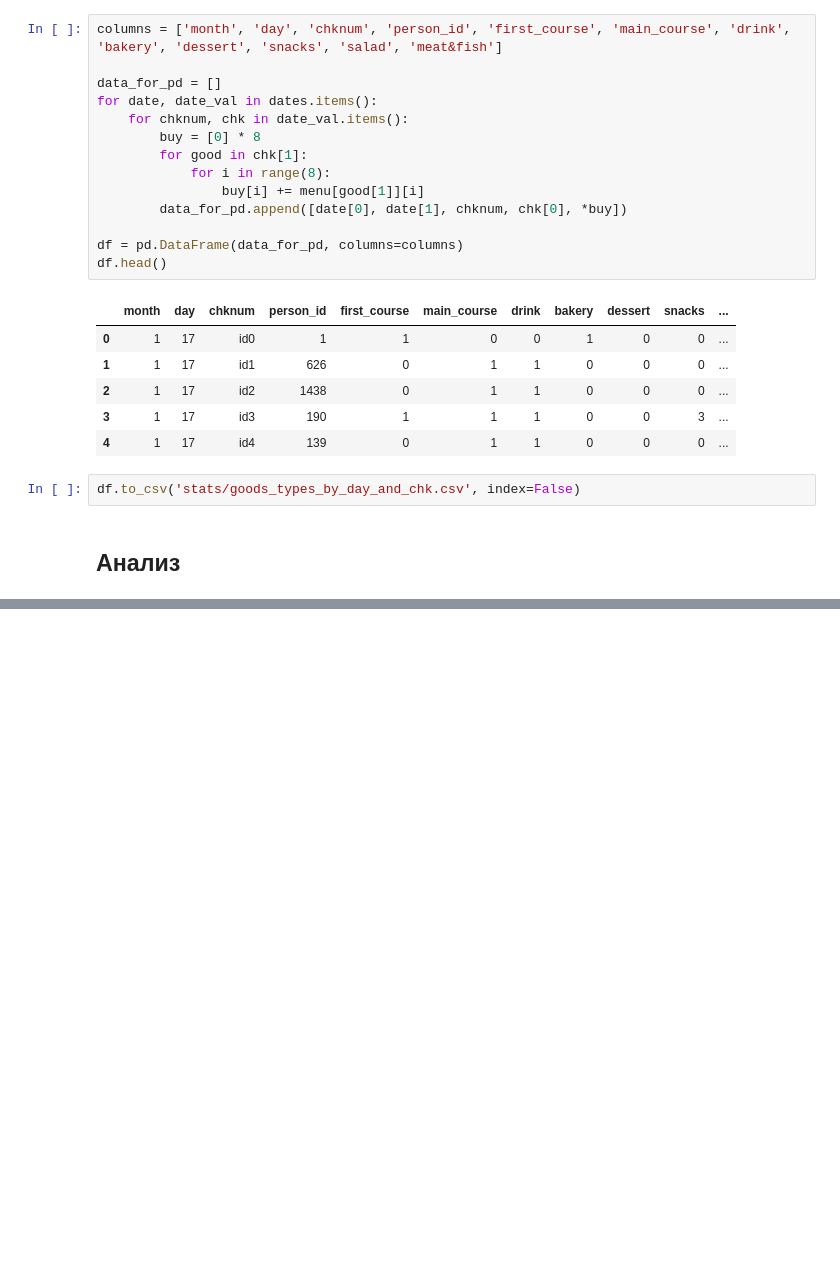
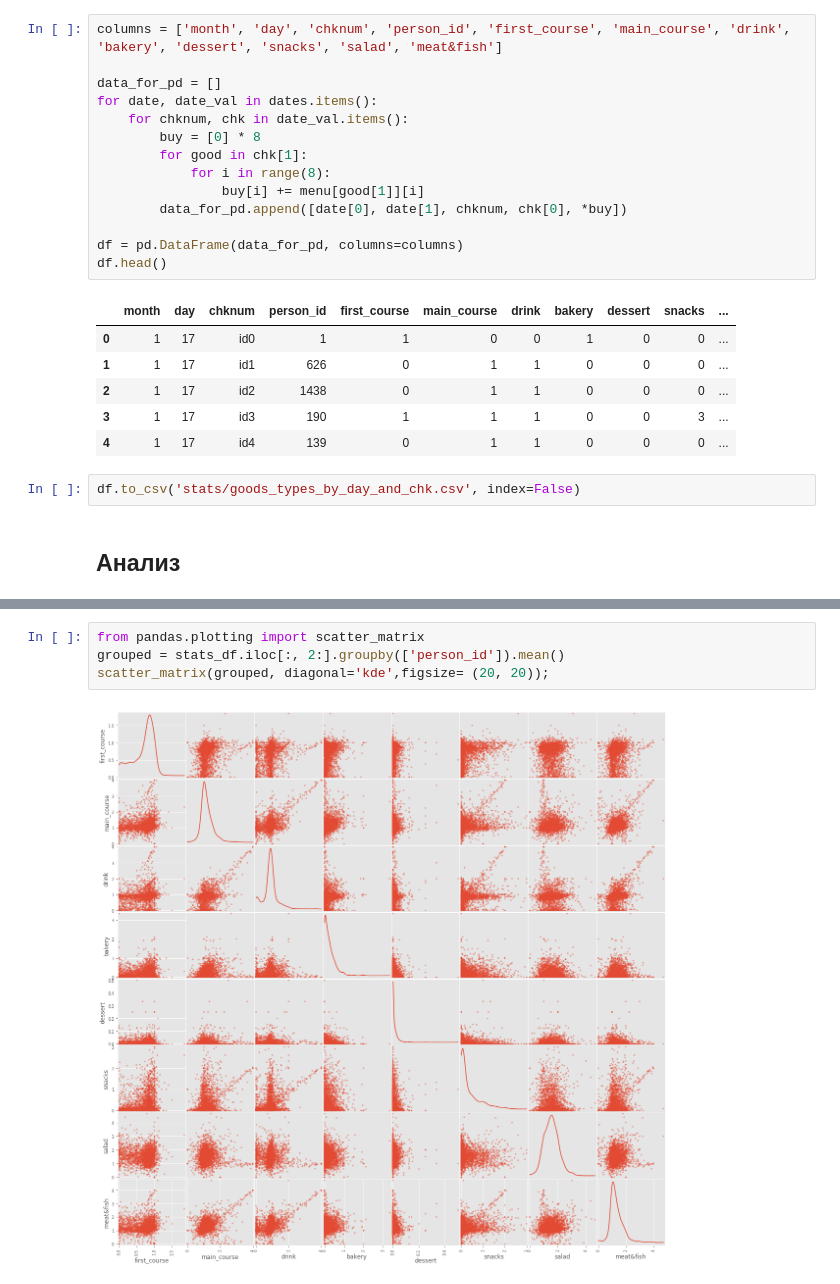
Before and after one commit to python-am-cp/tinkoff_cafe, a Jupyter notebook: analys_types_of_goods_by_day.ipynb, the cells around one changed output, grey strips where cells are left out. Cells and saved outputs as stored; diff of their text form; blank space fills up the shorter version.

```diff
--- a/analys_types_of_goods_by_day.ipynb
+++ b/analys_types_of_goods_by_day.ipynb
@@ -118,0 +165,6 @@ df.to_csv('stats/goods_types_by_day_and_chk.csv', index=False)
+# %%
+from pandas.plotting import scatter_matrix
+grouped = stats_df.iloc[:, 2:].groupby(['person_id']).mean()
+scatter_matrix(grouped, diagonal='kde',figsize= (20, 20));
+# %% [output]
+[figure, added]
```
Also changed, not shown: parts of 5 cells of this notebook.
